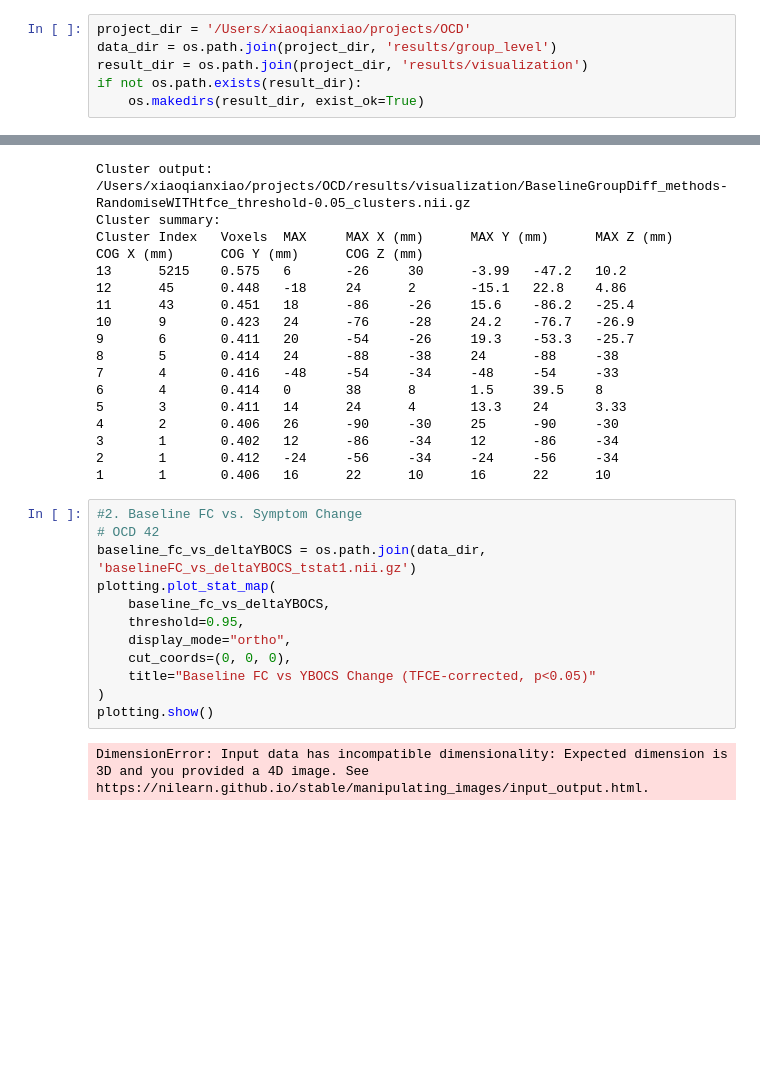
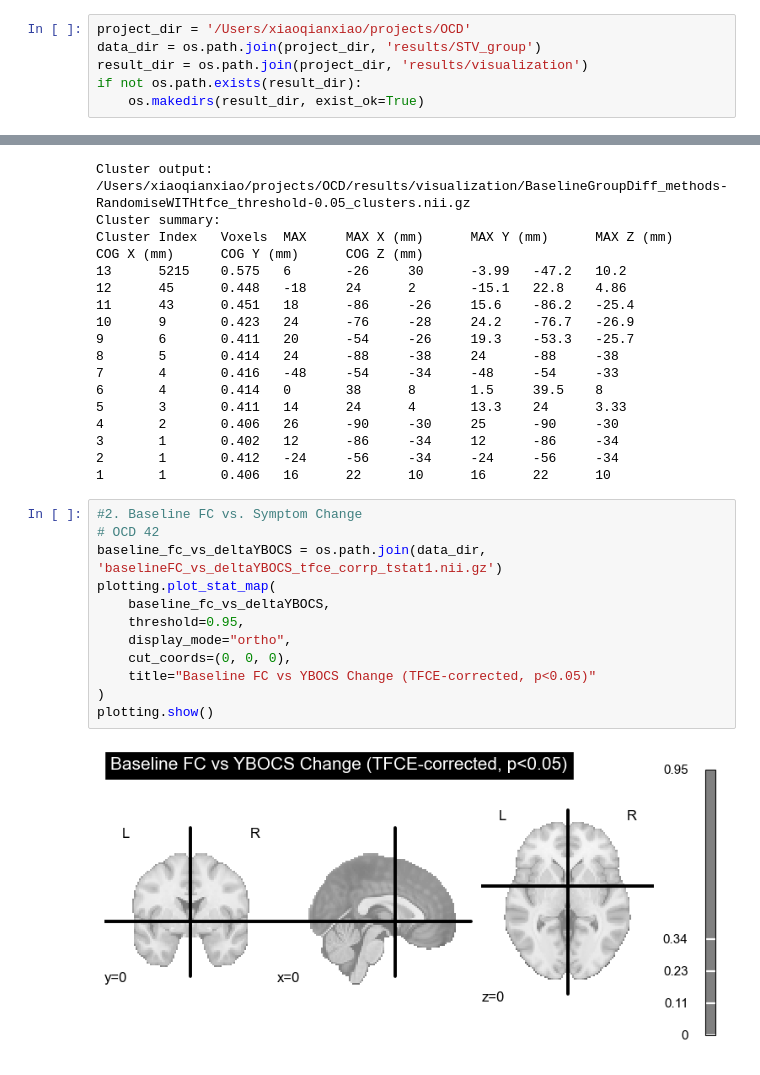
Before and after one commit to XiaoqianXiao/OCD_RO1, a Jupyter notebook: results_visualization.ipynb, the cells around one changed output, grey strips where cells are left out. Cells and saved outputs as stored; diff of their text form; blank space fills up the shorter version.

```diff
--- a/results_visualization.ipynb
+++ b/results_visualization.ipynb
@@ -31,7 +31,7 @@ plt.rcParams.update({
 })
 # %%
 project_dir = '/Users/xiaoqianxiao/projects/OCD'
-data_dir = os.path.join(project_dir, 'results/group_level')
+data_dir = os.path.join(project_dir, 'results/STV_group')
 result_dir = os.path.join(project_dir, 'results/visualization')
 if not os.path.exists(result_dir):
     os.makedirs(result_dir, exist_ok=True)
@@ -105,14 +105,14 @@ Cluster Index   Voxels  MAX     MAX X (mm)      MAX Y (mm)      MAX Z (mm)
 # %%
 #2. Baseline FC vs. Symptom Change
 # OCD 42
-baseline_fc_vs_deltaYBOCS = os.path.join(data_dir, 'baselineFC_vs_deltaYBOCS_tstat1.nii.gz')
+baseline_fc_vs_deltaYBOCS = os.path.join(data_dir, 'baselineFC_vs_deltaYBOCS_tfce_corrp_tstat1.nii.gz')
 plotting.plot_stat_map(
     baseline_fc_vs_deltaYBOCS,
     threshold=0.95,
     display_mode="ortho",
     cut_coords=(0, 0, 0),
     title="Baseline FC vs YBOCS Change (TFCE-corrected, p<0.05)"
 )
 plotting.show()
 # %% [output]
-DimensionError: Input data has incompatible dimensionality: Expected dimension is 3D and you provided a 4D image. See https://nilearn.github.io/stable/manipulating_images/input_output.html.
+[figure, added]
```
Also changed, not shown: parts of 3 cells of this notebook, 1 other file.
